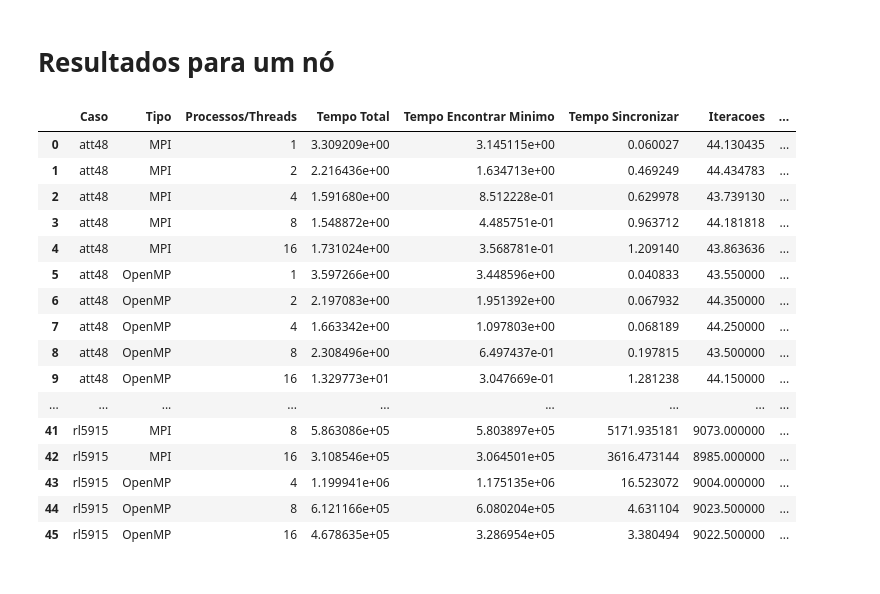
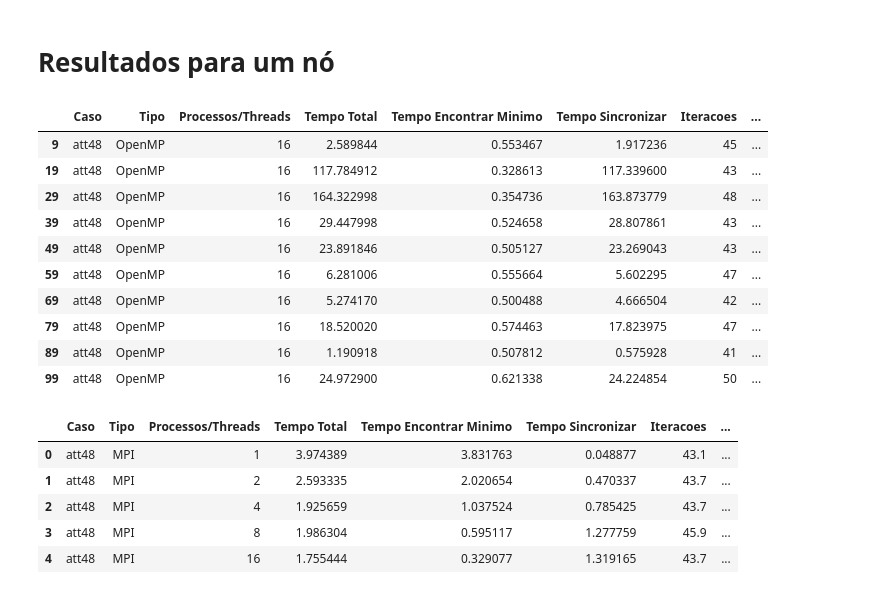
Before and after one commit to mtsodf/arq_avancadas, a Jupyter notebook: projeto_final/results/PlotResultados.ipynb, the cells around one changed output. Saved outputs shown, nothing was run; the diff lists cells and outputs as text; code cells hidden in the pictures.

```diff
--- a/projeto_final/results/PlotResultados.ipynb
+++ b/projeto_final/results/PlotResultados.ipynb
@@ -26,7 +134,7 @@ def set_ax_style(ax):
 # Resultados para um nó
 # %%
 names = ["Caso", "Tipo", "Processos/Threads" ,"Tempo Total", "Tempo Encontrar Minimo", "Tempo Sincronizar", "Iteracoes", "Custo Calc", "Custo Otimo"]
-data = pd.read_csv("resultados_random_1.txt", sep=";", header=None, names=names)
+data = pd.read_csv("resultados_random_1_corrigido.txt", sep=";", header=None, names=names)
 data["Tempo Swap"] = data["Tempo Total"] - data["Tempo Encontrar Minimo"] - data["Tempo Sincronizar"]
 names.append("Tempo Swap")
 # %%
@@ -36,22 +143,25 @@ data.Tipo = data.Tipo.apply(lambda x: x.strip())
 casos = data.Caso.unique()
+# %%
+data[(data.Caso=="att48") & (data["Processos/Threads"]==16) & (data.Tipo=="OpenMP")]
+# %% [output]
+|  | Caso | Tipo | Processos/Threads | Tempo Total | Tempo Encontrar Minimo | Tempo Sincronizar | Iteracoes | ... |
+| 9 | att48 | OpenMP | 16 | 2.589844 | 0.553467 | 1.917236 | 45 | ... |
+| 19 | att48 | OpenMP | 16 | 117.784912 | 0.328613 | 117.339600 | 43 | ... |
+| 29 | att48 | OpenMP | 16 | 164.322998 | 0.354736 | 163.873779 | 48 | ... |
+| 39 | att48 | OpenMP | 16 | 29.447998 | 0.524658 | 28.807861 | 43 | ... |
+| 49 | att48 | OpenMP | 16 | 23.891846 | 0.505127 | 23.269043 | 43 | ... |
+| 59 | att48 | OpenMP | 16 | 6.281006 | 0.555664 | 5.602295 | 47 | ... |
+| 69 | att48 | OpenMP | 16 | 5.274170 | 0.500488 | 4.666504 | 42 | ... |
+| 79 | att48 | OpenMP | 16 | 18.520020 | 0.574463 | 17.823975 | 47 | ... |
+| 89 | att48 | OpenMP | 16 | 1.190918 | 0.507812 | 0.575928 | 41 | ... |
+| 99 | att48 | OpenMP | 16 | 24.972900 | 0.621338 | 24.224854 | 50 | ... |
 # %%
 mean_data = data.groupby(names[0:3], as_index=False).mean()
-mean_data
+mean_data[:5]
 # %% [output]
 |  | Caso | Tipo | Processos/Threads | Tempo Total | Tempo Encontrar Minimo | Tempo Sincronizar | Iteracoes | ... |
-| 0 | att48 | MPI | 1 | 3.309209e+00 | 3.145115e+00 | 0.060027 | 44.130435 | ... |
-| 1 | att48 | MPI | 2 | 2.216436e+00 | 1.634713e+00 | 0.469249 | 44.434783 | ... |
-| 2 | att48 | MPI | 4 | 1.591680e+00 | 8.512228e-01 | 0.629978 | 43.739130 | ... |
-| 3 | att48 | MPI | 8 | 1.548872e+00 | 4.485751e-01 | 0.963712 | 44.181818 | ... |
-| 4 | att48 | MPI | 16 | 1.731024e+00 | 3.568781e-01 | 1.209140 | 43.863636 | ... |
-| 5 | att48 | OpenMP | 1 | 3.597266e+00 | 3.448596e+00 | 0.040833 | 43.550000 | ... |
-| 6 | att48 | OpenMP | 2 | 2.197083e+00 | 1.951392e+00 | 0.067932 | 44.350000 | ... |
-| 7 | att48 | OpenMP | 4 | 1.663342e+00 | 1.097803e+00 | 0.068189 | 44.250000 | ... |
-| 8 | att48 | OpenMP | 8 | 2.308496e+00 | 6.497437e-01 | 0.197815 | 43.500000 | ... |
-| 9 | att48 | OpenMP | 16 | 1.329773e+01 | 3.047669e-01 | 1.281238 | 44.150000 | ... |
-| ... | ... | ... | ... | ... | ... | ... | ... | ... |
-| 41 | rl5915 | MPI | 8 | 5.863086e+05 | 5.803897e+05 | 5171.935181 | 9073.000000 | ... |
-| 42 | rl5915 | MPI | 16 | 3.108546e+05 | 3.064501e+05 | 3616.473144 | 8985.000000 | ... |
-| 43 | rl5915 | OpenMP | 4 | 1.199941e+06 | 1.175135e+06 | 16.523072 | 9004.000000 | ... |
-| 44 | rl5915 | OpenMP | 8 | 6.121166e+05 | 6.080204e+05 | 4.631104 | 9023.500000 | ... |
-| 45 | rl5915 | OpenMP | 16 | 4.678635e+05 | 3.286954e+05 | 3.380494 | 9022.500000 | ... |
+| 0 | att48 | MPI | 1 | 3.974389 | 3.831763 | 0.048877 | 43.1 | ... |
+| 1 | att48 | MPI | 2 | 2.593335 | 2.020654 | 0.470337 | 43.7 | ... |
+| 2 | att48 | MPI | 4 | 1.925659 | 1.037524 | 0.785425 | 43.7 | ... |
+| 3 | att48 | MPI | 8 | 1.986304 | 0.595117 | 1.277759 | 45.9 | ... |
+| 4 | att48 | MPI | 16 | 1.755444 | 0.329077 | 1.319165 | 43.7 | ... |
```
Also changed, not shown: parts of 13 cells of this notebook.
